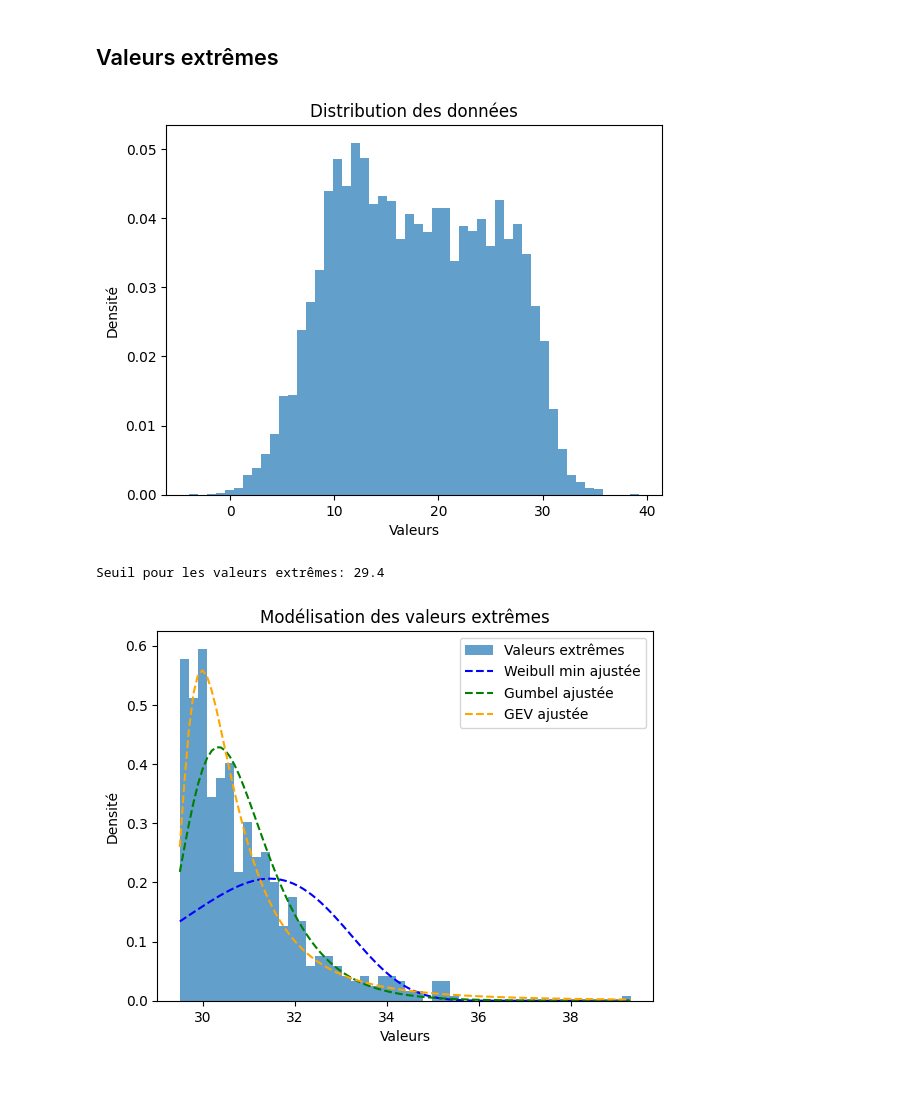
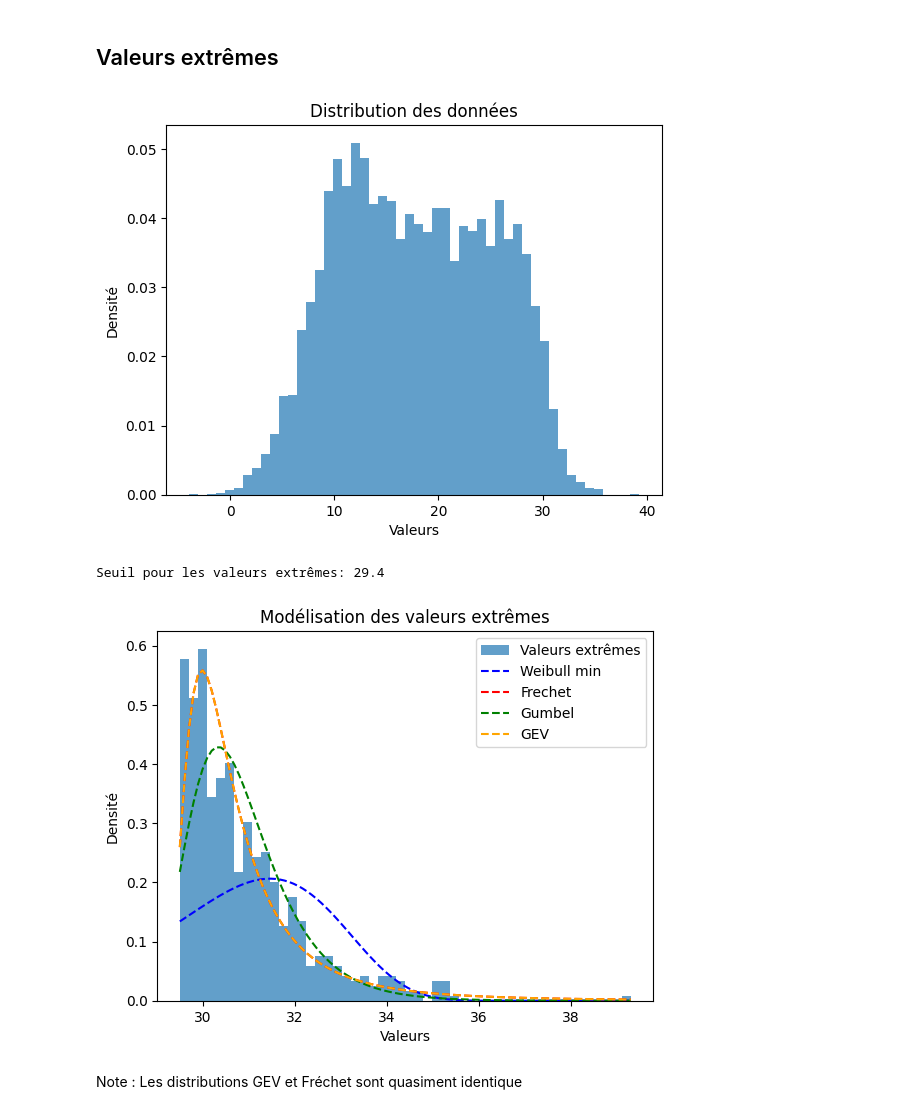
Before and after one commit to PoloX2021/Rosembaum, a Jupyter notebook: models.ipynb, the cells around one changed output. Cells and saved outputs as stored; diff of their text form; code cells hidden in the pictures; blank space fills up the shorter version.

```diff
--- a/models.ipynb
+++ b/models.ipynb
@@ -223,7 +223,7 @@ plt.show()
 # %% [markdown]
 ## Valeurs extrêmes
 # %%
-from scipy.stats import weibull_max, gumbel_r, genextreme, weibull_min
+from scipy.stats import invweibull, gumbel_r, genextreme, weibull_min
 
 # Visualiser la distribution des données
 plt.hist(df_test['TX'], bins=50, density=True, alpha=0.7)
@@ -234,40 +234,48 @@ plt.show()
 
 # Détermination du seuil pour les valeurs extrêmes
 threshold = df_test['TX'].quantile(0.95)
 print("Seuil pour les valeurs extrêmes:", threshold)
 
 # Sélection des valeurs extrêmes
 extreme_values = df_test[df_test['TX'] > threshold]['TX']
 
 # Ajustement de la distribution de Weibull min aux valeurs extrêmes
 shape, loc, scale = weibull_min.fit(extreme_values, floc=0)
 x_weibull = np.linspace(min(extreme_values), max(extreme_values), 100)
 pdf_fitted_weibull = weibull_min.pdf(x_weibull, shape, loc, scale)
 
 # Ajustement de la distribution de Gumbel aux valeurs extrêmes
 params_gumbel = gumbel_r.fit(extreme_values)
 x_gumbel = np.linspace(min(extreme_values), max(extreme_values), 100)
 pdf_fitted_gumbel = gumbel_r.pdf(x_gumbel, *params_gumbel)
 
+# Ajustement de la distribution de Fréchet aux valeurs extrêmes
+params_frechet = invweibull.fit(extreme_values)
+x_frechet = np.linspace(min(extreme_values), max(extreme_values), 100)
+pdf_fitted_frechet = invweibull.pdf(x_frechet, *params_frechet)
+
 # Ajustement de la distribution de GEV aux valeurs extrêmes
-params_frechet = genextreme.fit(extreme_values)
-x_frechet = np.linspace(min(extreme_values), max(extreme_values), 100)
-pdf_fitted_frechet = genextreme.pdf(x_frechet, *params_frechet)
+params_gev = genextreme.fit(extreme_values)
+x_gev = np.linspace(min(extreme_values), max(extreme_values), 100)
+pdf_fitted_gev = genextreme.pdf(x_gev, *params_gev)
 
 # Visualisation des distributions ajustées
 plt.hist(extreme_values, bins=50, density=True, alpha=0.7, label='Valeurs extrêmes')
-plt.plot(x_weibull, pdf_fitted_weibull, color='blue', linestyle='--', label='Weibull min ajustée')
-plt.plot(x_gumbel, pdf_fitted_gumbel, color='green', linestyle='--', label='Gumbel ajustée')
-plt.plot(x_frechet, pdf_fitted_frechet, color='orange', linestyle='--', label='GEV ajustée')
+plt.plot(x_weibull, pdf_fitted_weibull, color='blue', linestyle='--', label='Weibull min')
+plt.plot(x_frechet, pdf_fitted_frechet, color='red', linestyle='--', label='Frechet')
+plt.plot(x_gumbel, pdf_fitted_gumbel, color='green', linestyle='--', label='Gumbel')
+plt.plot(x_gev, pdf_fitted_gev, color='orange', linestyle='--', label='GEV')
 plt.xlabel('Valeurs')
 plt.ylabel('Densité')
 plt.title('Modélisation des valeurs extrêmes')
 plt.legend()
 plt.show()
 # %% [output]
 [figure]
 Seuil pour les valeurs extrêmes: 29.4
-[figure, old version]
+[figure, new version]
+# %% [markdown]
+Note : Les distributions GEV et Fréchet sont quasiment identique
 # %%
 import scipy.stats as stats
 
```
Also changed, not shown: parts of 11 cells of this notebook.
